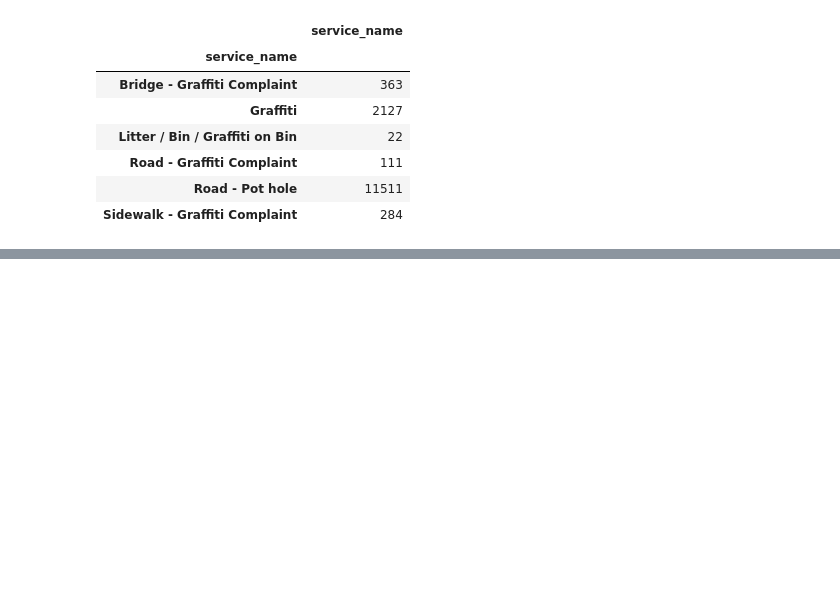
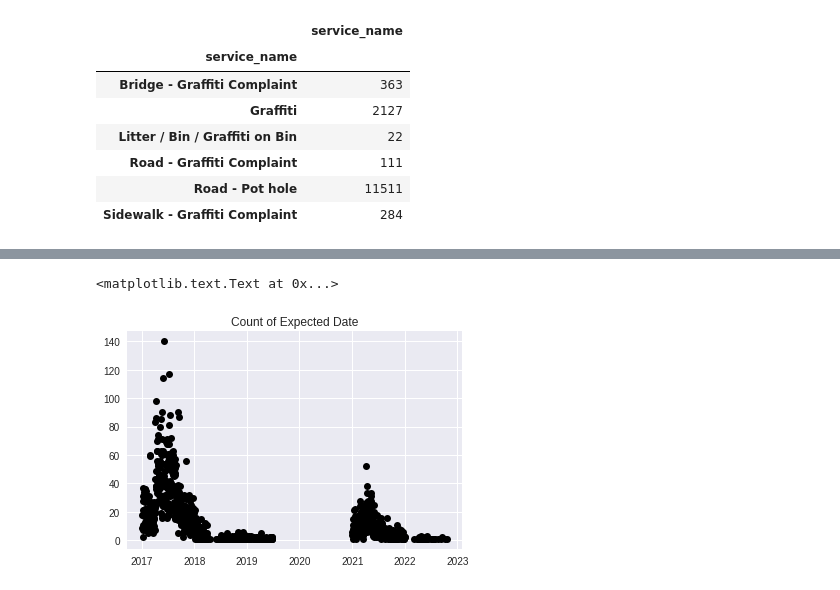
Before and after one commit to zoubinirani/311-service-request, a Jupyter notebook: draftNotebook.ipynb, the cells around one changed output, grey strips where cells are left out. Saved outputs shown, nothing was run; the diff lists cells and outputs as text; code cells hidden in the pictures; blank space fills up the shorter version.

```diff
--- a/draftNotebook.ipynb
+++ b/draftNotebook.ipynb
@@ -115,0 +103,9 @@ array(['Graffiti', 'Road - Pot hole', 'Road - Graffiti Complaint',
+# %%
+#Count of Expected Date
+expectedDate = pd.DataFrame(requestsDataFrame.groupby(['expected_datetime'])['expected_datetime'].count())
+fig, ax = plt.subplots()
+ax.plot(expectedDate['expected_datetime'].index, expectedDate['expected_datetime'].values,'o', color='black')
+ax.set_title('Count of Expected Date')
+# %% [output]
+<matplotlib.text.Text at 0x...>
+[figure, added]
```
Also changed, not shown: parts of 11 cells of this notebook.
